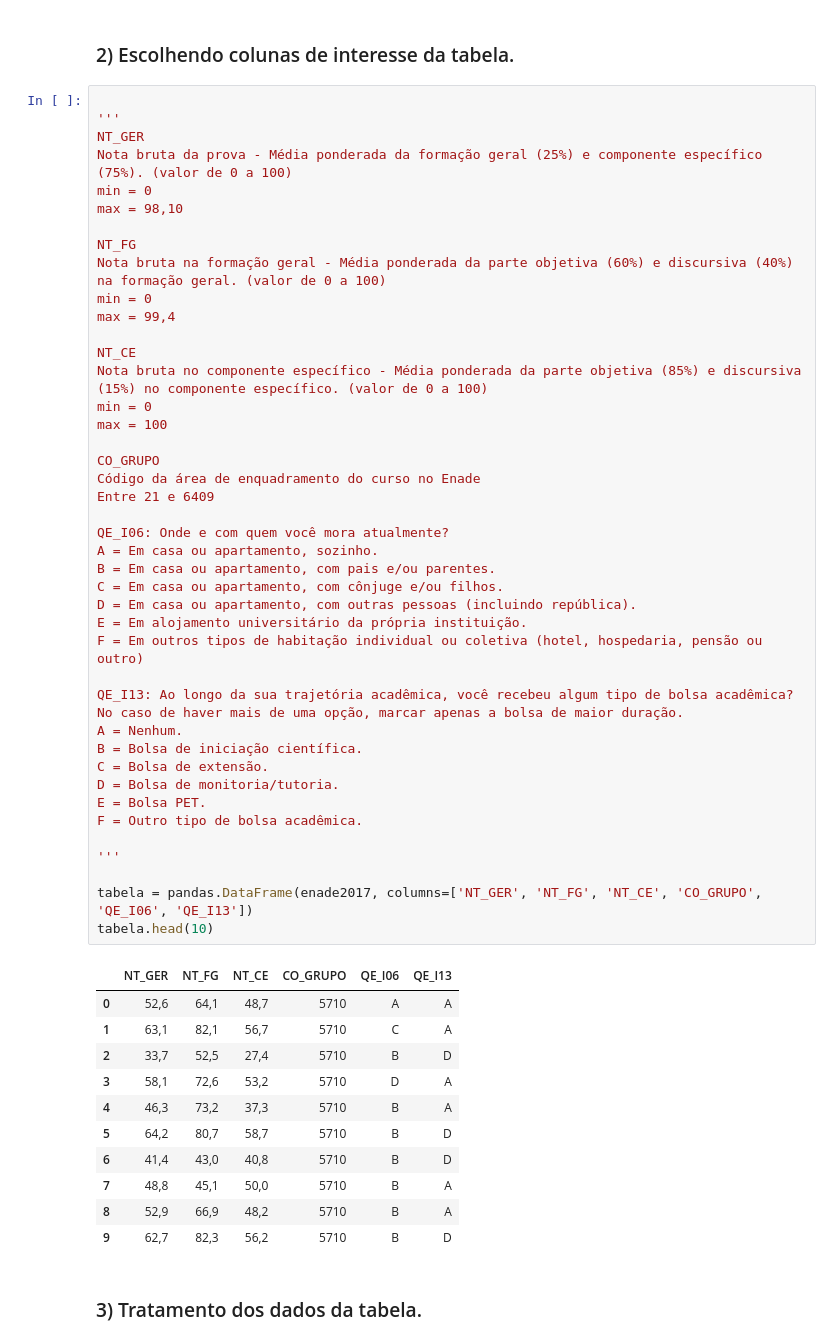
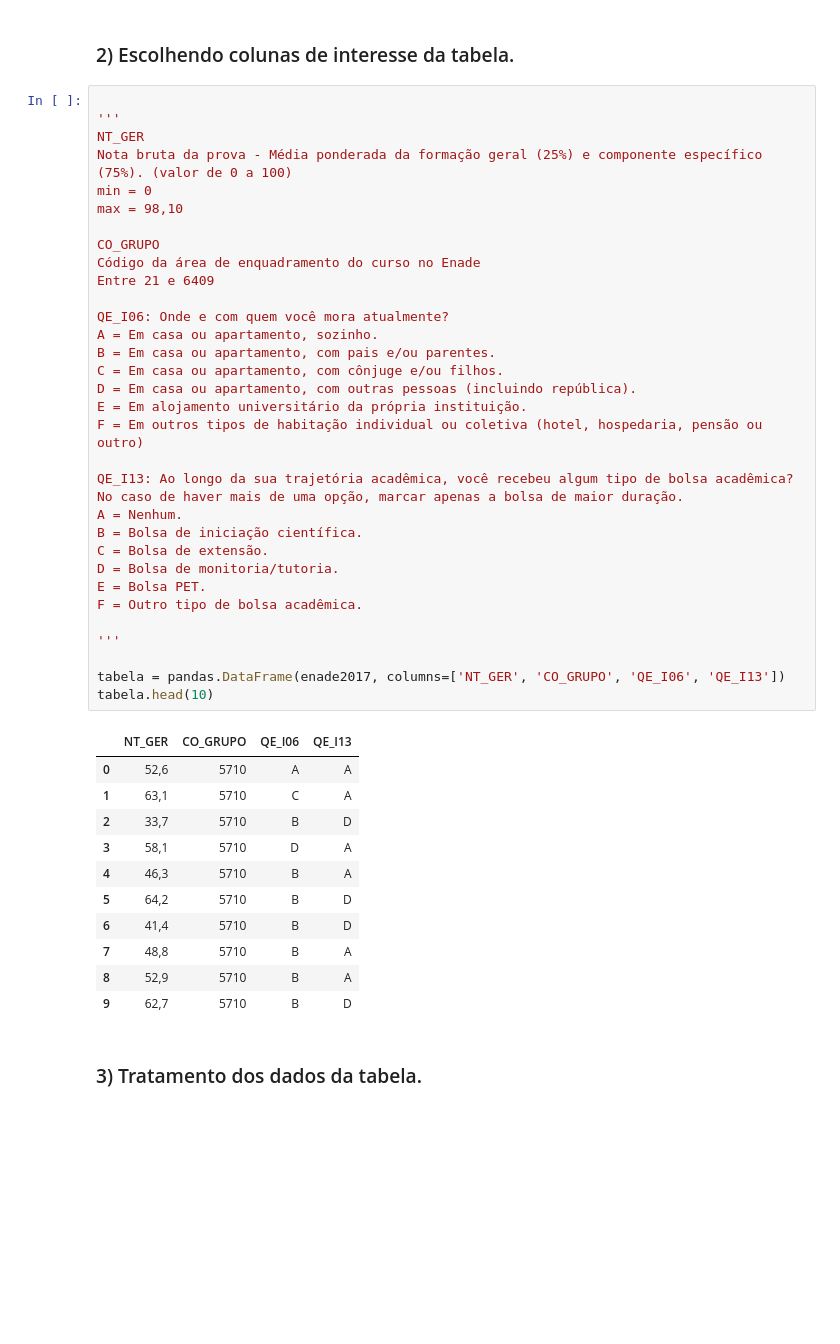
Before and after one commit to DWalterJansen/topicosIC, a Jupyter notebook: Equipe/Trabalho 4/dadosENADE - Apresentar.ipynb, the cells around one changed output. Saved outputs shown, nothing was run; the diff lists cells and outputs as text; blank space fills up the shorter version.

```diff
--- a/Equipe/Trabalho 4/dadosENADE - Apresentar.ipynb
+++ b/Equipe/Trabalho 4/dadosENADE - Apresentar.ipynb
@@ -29,55 +29,45 @@ enade2017.shape
 NT_GER
 Nota bruta da prova - Média ponderada da formação geral (25%) e componente específico (75%). (valor de 0 a 100)
 min = 0
 max = 98,10
-
-NT_FG
-Nota bruta na formação geral - Média ponderada da parte objetiva (60%) e discursiva (40%) na formação geral. (valor de 0 a 100)
-min = 0
-max = 99,4
-
-NT_CE
-Nota bruta no componente específico - Média ponderada da parte objetiva (85%) e discursiva (15%) no componente específico. (valor de 0 a 100)
-min = 0
-max = 100
 
 CO_GRUPO
 Código da área de enquadramento do curso no Enade
 Entre 21 e 6409
 
 QE_I06: Onde e com quem você mora atualmente?
 A = Em casa ou apartamento, sozinho.
 B = Em casa ou apartamento, com pais e/ou parentes.
 C = Em casa ou apartamento, com cônjuge e/ou filhos.
 D = Em casa ou apartamento, com outras pessoas (incluindo república).
 E = Em alojamento universitário da própria instituição.
 F = Em outros tipos de habitação individual ou coletiva (hotel, hospedaria, pensão ou outro)
 
 QE_I13: Ao longo da sua trajetória acadêmica, você recebeu algum tipo de bolsa acadêmica?
 No caso de haver mais de uma opção, marcar apenas a bolsa de maior duração.
 A = Nenhum.
 B = Bolsa de iniciação científica.
 C = Bolsa de extensão.
 D = Bolsa de monitoria/tutoria.
 E = Bolsa PET.
 F = Outro tipo de bolsa acadêmica.
 
 '''
 
-tabela = pandas.DataFrame(enade2017, columns=['NT_GER', 'NT_FG', 'NT_CE', 'CO_GRUPO', 'QE_I06', 'QE_I13'])
+tabela = pandas.DataFrame(enade2017, columns=['NT_GER', 'CO_GRUPO', 'QE_I06', 'QE_I13'])
 tabela.head(10)
 # %% [output]
-|  | NT_GER | NT_FG | NT_CE | CO_GRUPO | QE_I06 | QE_I13 |
-| 0 | 52,6 | 64,1 | 48,7 | 5710 | A | A |
-| 1 | 63,1 | 82,1 | 56,7 | 5710 | C | A |
-| 2 | 33,7 | 52,5 | 27,4 | 5710 | B | D |
-| 3 | 58,1 | 72,6 | 53,2 | 5710 | D | A |
-| 4 | 46,3 | 73,2 | 37,3 | 5710 | B | A |
-| 5 | 64,2 | 80,7 | 58,7 | 5710 | B | D |
-| 6 | 41,4 | 43,0 | 40,8 | 5710 | B | D |
-| 7 | 48,8 | 45,1 | 50,0 | 5710 | B | A |
-| 8 | 52,9 | 66,9 | 48,2 | 5710 | B | A |
-| 9 | 62,7 | 82,3 | 56,2 | 5710 | B | D |
+|  | NT_GER | CO_GRUPO | QE_I06 | QE_I13 |
+| 0 | 52,6 | 5710 | A | A |
+| 1 | 63,1 | 5710 | C | A |
+| 2 | 33,7 | 5710 | B | D |
+| 3 | 58,1 | 5710 | D | A |
+| 4 | 46,3 | 5710 | B | A |
+| 5 | 64,2 | 5710 | B | D |
+| 6 | 41,4 | 5710 | B | D |
+| 7 | 48,8 | 5710 | B | A |
+| 8 | 52,9 | 5710 | B | A |
+| 9 | 62,7 | 5710 | B | D |
 # %% [markdown]
 ### 3) Tratamento dos dados da tabela.
 # %%
```
Also changed, not shown: parts of 15 cells of this notebook.
